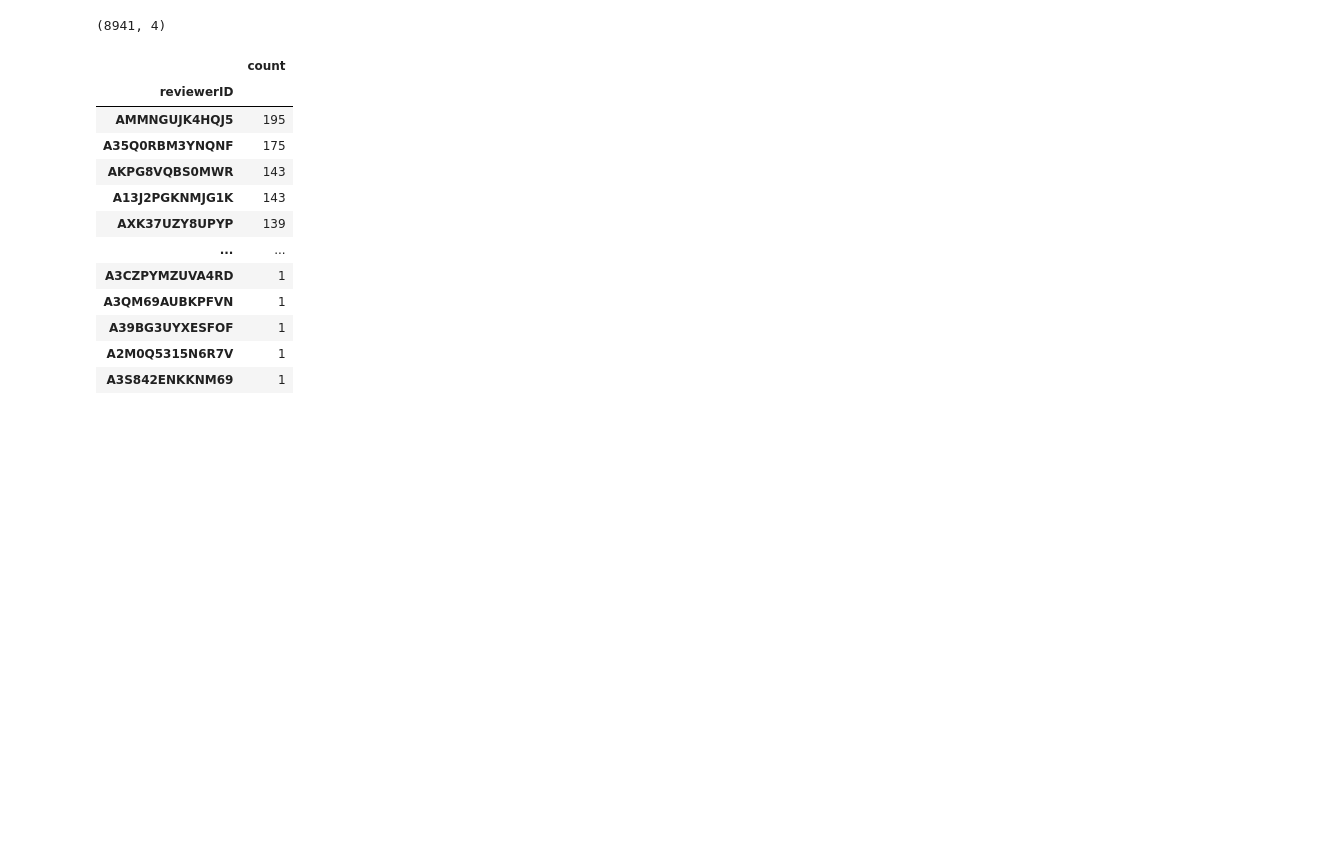
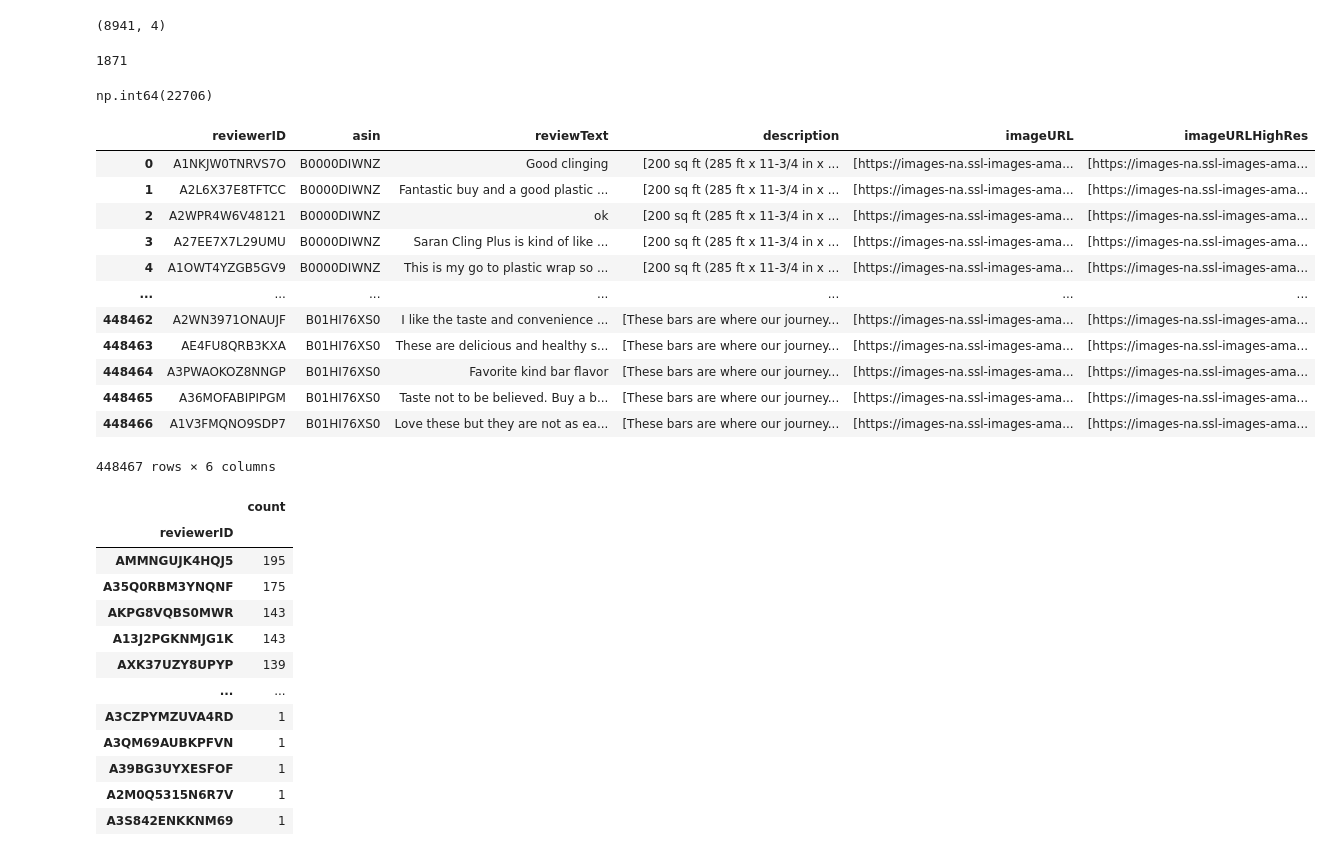
Before and after one commit to vichShir/deep-mine, a Jupyter notebook: Deep_MINE.ipynb, the cells around one changed output. Saved outputs shown, nothing was run; the diff lists cells and outputs as text; code cells hidden in the pictures; blank space fills up the shorter version.

```diff
--- a/Deep_MINE.ipynb
+++ b/Deep_MINE.ipynb
@@ -138,6 +172,31 @@ df_products = df_products.drop_duplicates(subset=['asin'])
 df_products.shape
 # %% [output]
 (8941, 4)
+# %%
+missing_products = list(set(all_products) - set(df_products['asin']))
+len(missing_products)
+# %% [output]
+1871
+# %%
+df_reviews['asin'].isin(missing_products).sum()
+# %% [output]
+np.int64(22706)
+# %%
+df_reviews.merge(df_products, on='asin')
+# %% [output]
+|  | reviewerID | asin | reviewText | description | imageURL | imageURLHighRes |
+| 0 | A1NKJW0TNRVS7O | B0000DIWNZ | Good clinging | [200 sq ft (285 ft x 11-3/4 in x ... | [https://images-na.ssl-images-ama... | [https://images-na.ssl-images-ama... |
+| 1 | A2L6X37E8TFTCC | B0000DIWNZ | Fantastic buy and a good plastic ... | [200 sq ft (285 ft x 11-3/4 in x ... | [https://images-na.ssl-images-ama... | [https://images-na.ssl-images-ama... |
+| 2 | A2WPR4W6V48121 | B0000DIWNZ | ok | [200 sq ft (285 ft x 11-3/4 in x ... | [https://images-na.ssl-images-ama... | [https://images-na.ssl-images-ama... |
+| 3 | A27EE7X7L29UMU | B0000DIWNZ | Saran Cling Plus is kind of like ... | [200 sq ft (285 ft x 11-3/4 in x ... | [https://images-na.ssl-images-ama... | [https://images-na.ssl-images-ama... |
+| 4 | A1OWT4YZGB5GV9 | B0000DIWNZ | This is my go to plastic wrap so ... | [200 sq ft (285 ft x 11-3/4 in x ... | [https://images-na.ssl-images-ama... | [https://images-na.ssl-images-ama... |
+| ... | ... | ... | ... | ... | ... | ... |
+| 448462 | A2WN3971ONAUJF | B01HI76XS0 | I like the taste and convenience ... | [These bars are where our journey... | [https://images-na.ssl-images-ama... | [https://images-na.ssl-images-ama... |
+| 448463 | AE4FU8QRB3KXA | B01HI76XS0 | These are delicious and healthy s... | [These bars are where our journey... | [https://images-na.ssl-images-ama... | [https://images-na.ssl-images-ama... |
+| 448464 | A3PWAOKOZ8NNGP | B01HI76XS0 | Favorite kind bar flavor | [These bars are where our journey... | [https://images-na.ssl-images-ama... | [https://images-na.ssl-images-ama... |
+| 448465 | A36MOFABIPIPGM | B01HI76XS0 | Taste not to be believed. Buy a b... | [These bars are where our journey... | [https://images-na.ssl-images-ama... | [https://images-na.ssl-images-ama... |
+| 448466 | A1V3FMQNO9SDP7 | B01HI76XS0 | Love these but they are not as ea... | [These bars are where our journey... | [https://images-na.ssl-images-ama... | [https://images-na.ssl-images-ama... |
+448467 rows × 6 columns
 # %%
 df_reviews.merge(df_products, on='asin')['reviewerID'].value_counts()
 # %% [output]
```
Also changed, not shown: parts of 20 cells of this notebook.
